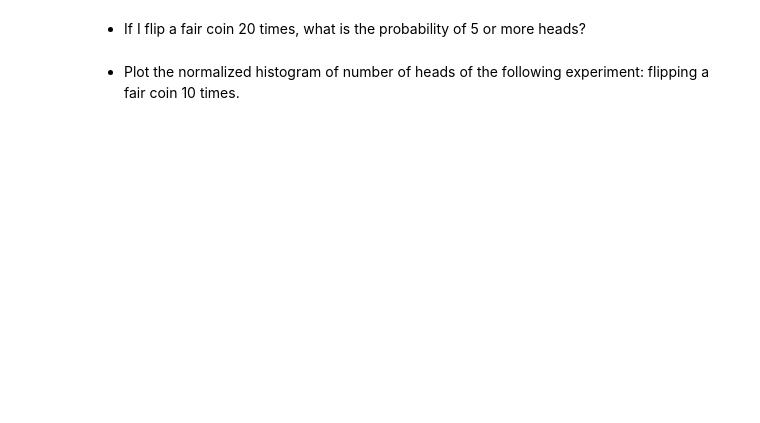
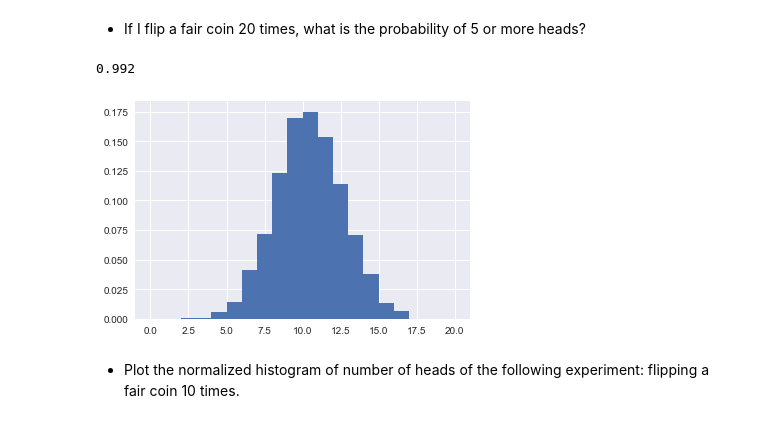
Before and after one commit to francescolosterzo/bayesian-stats-modelling-tutorial, a Jupyter notebook: notebooks/01a-student-probability-simulation.ipynb, the cells around one changed output. Cells and saved outputs as stored; diff of their text form; code cells hidden in the pictures; blank space fills up the shorter version.

```diff
--- a/notebooks/01a-student-probability-simulation.ipynb
+++ b/notebooks/01a-student-probability-simulation.ipynb
@@ -169,6 +196,17 @@ ___
 - If I flip a fair coin 20 times, what is the probability of 5 or more heads?
 # %%
 # Calculate the probability of 5 or more heads for p=0.5
-___
+n = 20
+p = 0.5
+
+x = np.random.binomial(n, p, 1000)
+
+prob = np.mean( x >= 5 )
+print(prob)
+
+plt.hist(x, density=True, bins=range(n+1));
+# %% [output]
+0.992
+[figure, added]
 # %% [markdown]
 - Plot the normalized histogram of number of heads of the following experiment: flipping a fair coin 10 times.
```
Also changed, not shown: parts of 22 cells of this notebook.
